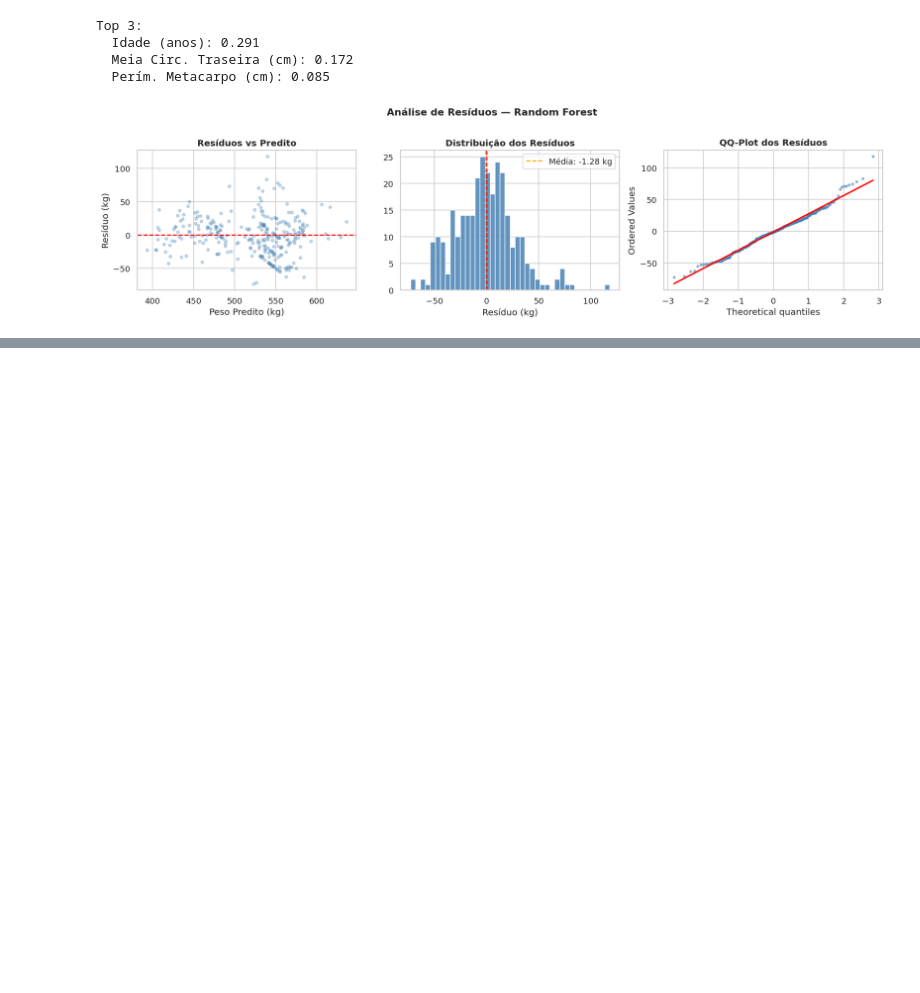
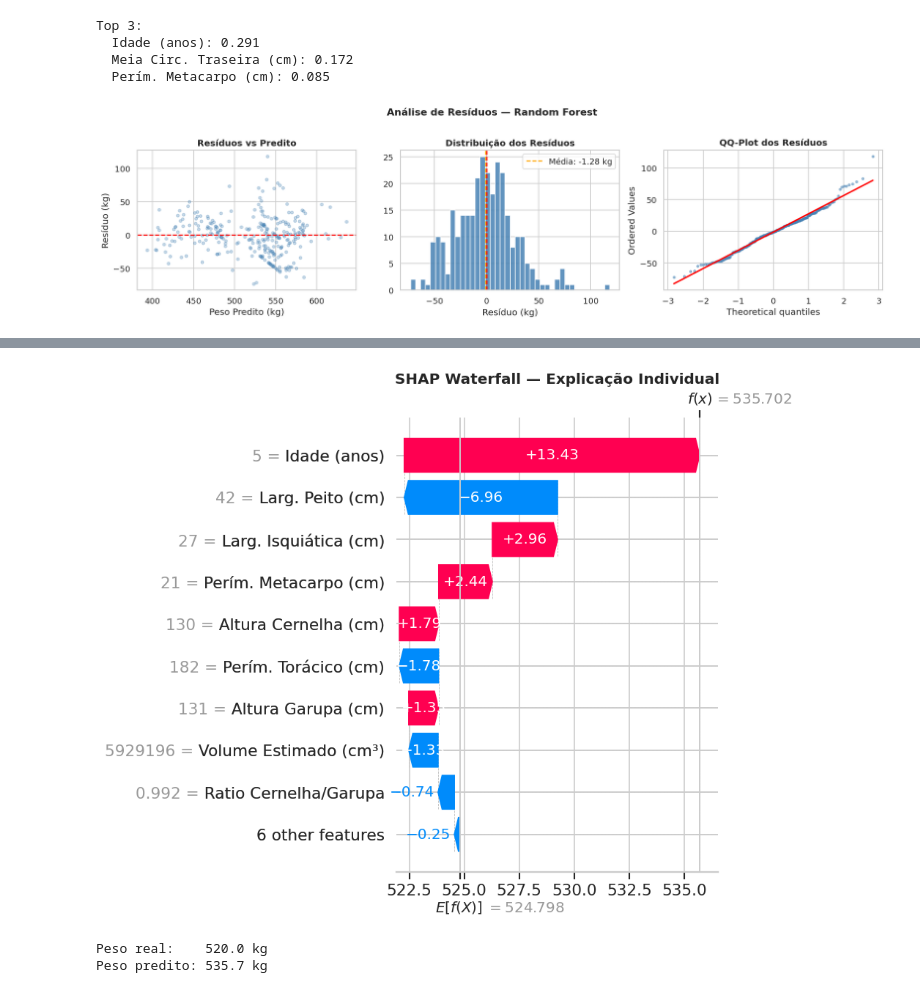
Before and after one commit to jota6k/projeto_peso_bovinos, a Jupyter notebook: notebook_peso_bovinos.ipynb, the cells around one changed output, grey strips where cells are left out. Cells and saved outputs as stored; diff of their text form; code cells hidden in the pictures; blank space fills up the shorter version.

```diff
--- a/notebook_peso_bovinos.ipynb
+++ b/notebook_peso_bovinos.ipynb
@@ -459,0 +484,26 @@ plt.show()
+# %%
+# Waterfall — animal individual com valores reais
+pred_sample = rf.predict(X_sample)
+idx_mediano = np.argmin(np.abs(pred_sample - np.median(pred_sample)))
+
+# Valores originais (não escalonados) para exibição legível
+dados_reais = X_test.reset_index(drop=True).iloc[idx[idx_mediano]].values
+
+explanation = shap.Explanation(
+    values=shap_values[idx_mediano],
+    base_values=explainer.expected_value,
+    data=dados_reais,
+    feature_names=[NOMES_PT.get(f, f) for f in FEATURES]
+)
+plt.figure(figsize=(10, 5))
+shap.plots.waterfall(explanation, show=False)
+plt.title('SHAP Waterfall — Explicação Individual', fontweight='bold')
+plt.tight_layout()
+plt.show()
+
+print(f'Peso real:    {y_test.values[idx[idx_mediano]]:.1f} kg')
+print(f'Peso predito: {pred_sample[idx_mediano]:.1f} kg')
+# %% [output]
+[figure, added]
+Peso real:    520.0 kg
+Peso predito: 535.7 kg
```
Also changed, not shown: parts of 3 cells of this notebook.
